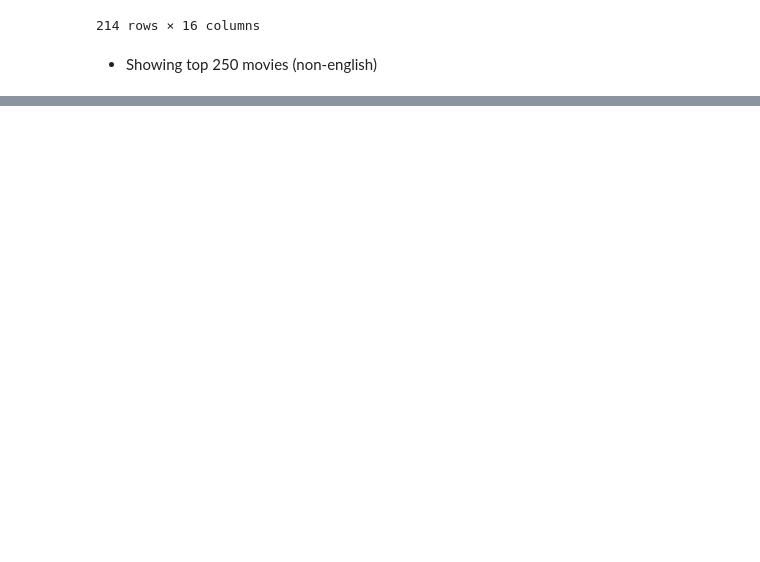
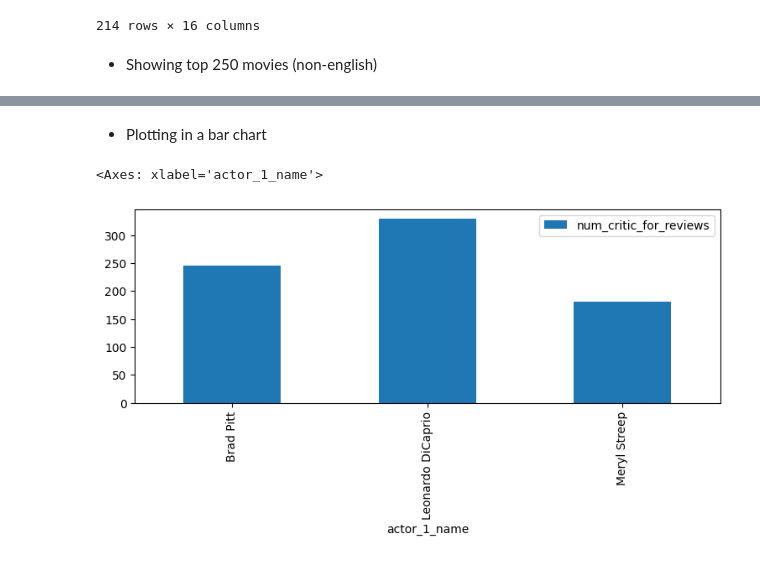
Before and after one commit to nanoCHI/IMDB-Movie-Analysis, a Jupyter notebook: IMDB_Movie_Analysis.ipynb, the cells around one changed output, grey strips where cells are left out. Drawn from its saved outputs; the diff is of its cells as text; code cells hidden in the pictures; blank space fills up the shorter version.

```diff
--- a/IMDB_Movie_Analysis.ipynb
+++ b/IMDB_Movie_Analysis.ipynb
@@ -224,0 +274,4 @@ IMDB_Top_250[IMDB_Top_250['language']!='English'].sort_values(by='imdb_score',as
+# %%
+Meryl_Streep = df[df['actor_1_name']=='Meryl Streep']
+Leo_Caprio = df[df['actor_1_name']=='Leonardo DiCaprio']
+Brad_Pitt = df[df['actor_1_name']=='Brad Pitt']
@@ -224,0 +280,2 @@ IMDB_Top_250[IMDB_Top_250['language']!='English'].sort_values(by='imdb_score',as
+# %%
+combined_df = pd.concat([Meryl_Streep, Leo_Caprio, Brad_Pitt], ignore_index=True)
@@ -224,0 +286,3 @@ IMDB_Top_250[IMDB_Top_250['language']!='English'].sort_values(by='imdb_score',as
+# %%
+Critic_Fav=combined_df.groupby('actor_1_name')[['num_critic_for_reviews']].mean()
+Critic_Fav
@@ -224,0 +295,7 @@ IMDB_Top_250[IMDB_Top_250['language']!='English'].sort_values(by='imdb_score',as
+# %% [markdown]
+* Plotting in a bar chart
+# %%
+Critic_Fav.plot(kind='bar', figsize=(9,3))
+# %% [output]
+<Axes: xlabel='actor_1_name'>
+[figure, added]
```
Also changed, not shown: parts of 15 cells of this notebook.
